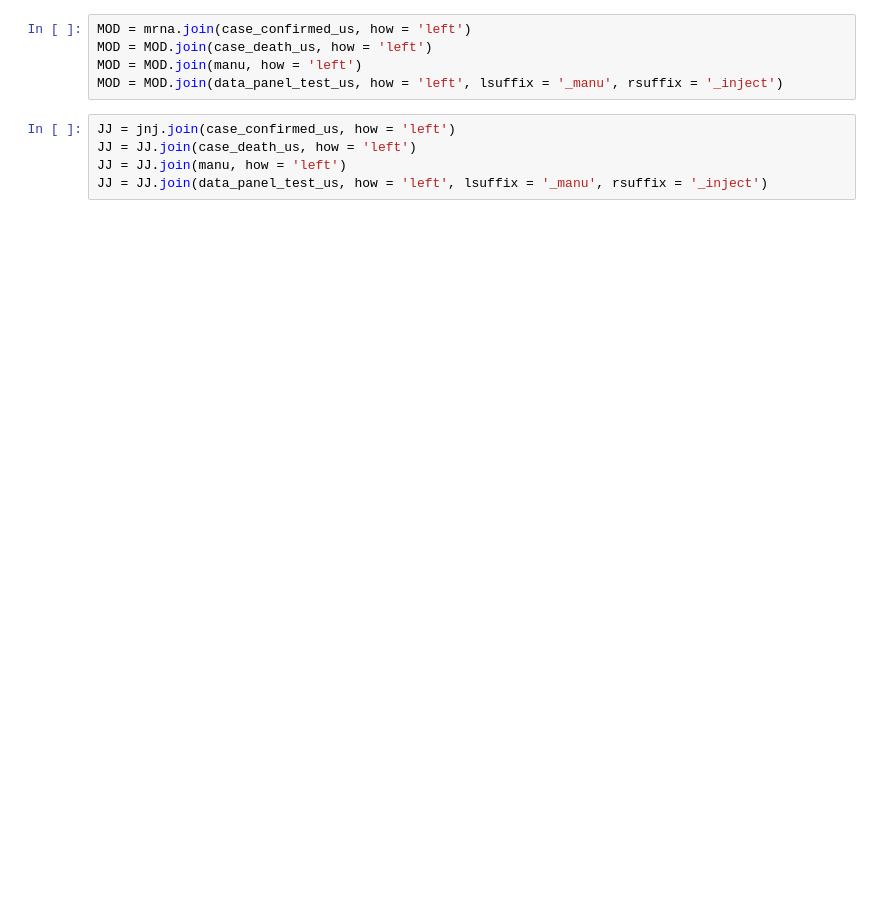
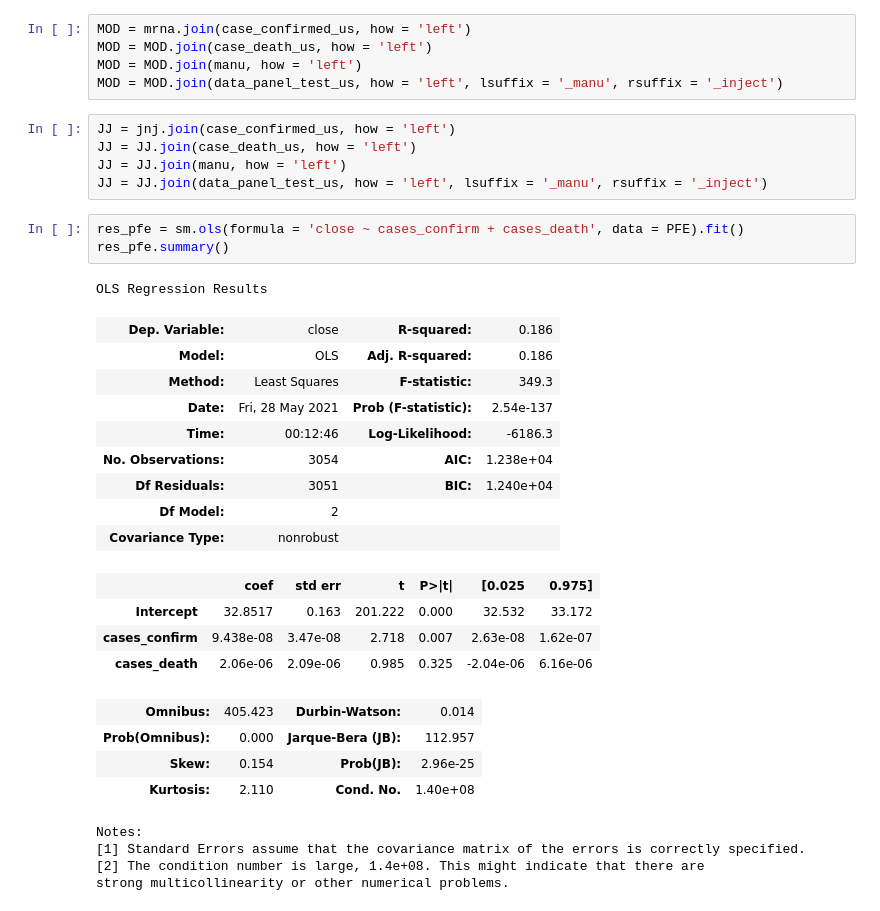
Before and after one commit to juno-yuu/COVID-Vaccine-and-Biotech-industry, a Jupyter notebook: Final_Project_Clean.ipynb, the cells around one changed output. Cells and saved outputs as stored; diff of their text form; blank space fills up the shorter version.

```diff
--- a/Final_Project_Clean.ipynb
+++ b/Final_Project_Clean.ipynb
@@ -457,3 +457,29 @@ JJ = jnj.join(case_confirmed_us, how = 'left')
 JJ = JJ.join(case_death_us, how = 'left')
 JJ = JJ.join(manu, how = 'left')
 JJ = JJ.join(data_panel_test_us, how = 'left', lsuffix = '_manu', rsuffix = '_inject')
+# %%
+res_pfe = sm.ols(formula = 'close ~ cases_confirm + cases_death', data = PFE).fit()
+res_pfe.summary()
+# %% [output]
+OLS Regression Results
+| Dep. Variable: | close | R-squared: | 0.186 |
+| Model: | OLS | Adj. R-squared: | 0.186 |
+| Method: | Least Squares | F-statistic: | 349.3 |
+| Date: | Fri, 28 May 2021 | Prob (F-statistic): | 2.54e-137 |
+| Time: | 00:12:46 | Log-Likelihood: | -6186.3 |
+| No. Observations: | 3054 | AIC: | 1.238e+04 |
+| Df Residuals: | 3051 | BIC: | 1.240e+04 |
+| Df Model: | 2 |  |  |
+| Covariance Type: | nonrobust |  |  |
+|  | coef | std err | t | P>|t| | [0.025 | 0.975] |
+| Intercept | 32.8517 | 0.163 | 201.222 | 0.000 | 32.532 | 33.172 |
+| cases_confirm | 9.438e-08 | 3.47e-08 | 2.718 | 0.007 | 2.63e-08 | 1.62e-07 |
+| cases_death | 2.06e-06 | 2.09e-06 | 0.985 | 0.325 | -2.04e-06 | 6.16e-06 |
+| Omnibus: | 405.423 | Durbin-Watson: | 0.014 |
+| Prob(Omnibus): | 0.000 | Jarque-Bera (JB): | 112.957 |
+| Skew: | 0.154 | Prob(JB): | 2.96e-25 |
+| Kurtosis: | 2.110 | Cond. No. | 1.40e+08 |
+Notes:
+[1] Standard Errors assume that the covariance matrix of the errors is correctly specified.
+[2] The condition number is large, 1.4e+08. This might indicate that there are
+strong multicollinearity or other numerical problems.
```
Also changed, not shown: parts of 3 cells of this notebook.
